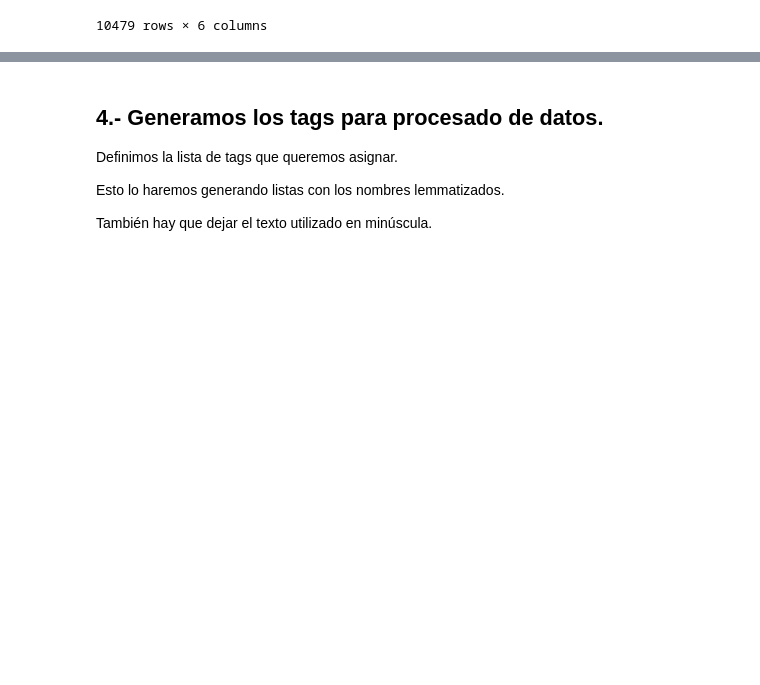
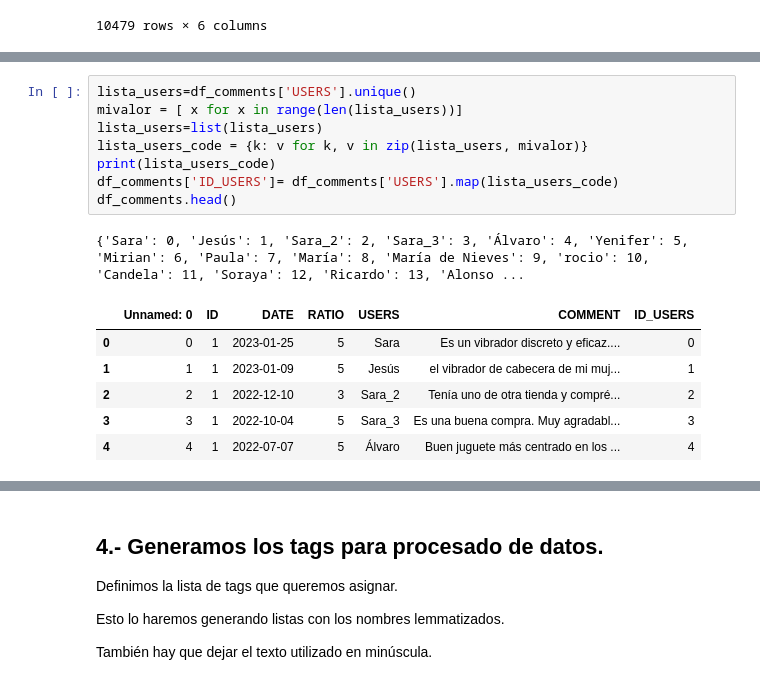
Before and after one commit to 75Engel/Proyecto_tienda_online, a Jupyter notebook: src/Notebook/Engineering.ipynb, the cells around one changed output, grey strips where cells are left out. Saved outputs shown, nothing was run; the diff lists cells and outputs as text; blank space fills up the shorter version.

```diff
--- a/src/Notebook/Engineering.ipynb
+++ b/src/Notebook/Engineering.ipynb
@@ -363,0 +422,16 @@ memory usage: 491.3+ KB
+# %%
+lista_users=df_comments['USERS'].unique()
+mivalor = [ x for x in range(len(lista_users))]
+lista_users=list(lista_users)
+lista_users_code = {k: v for k, v in zip(lista_users, mivalor)}
+print(lista_users_code)
+df_comments['ID_USERS']= df_comments['USERS'].map(lista_users_code)
+df_comments.head()
+# %% [output]
+{'Sara': 0, 'Jesús': 1, 'Sara_2': 2, 'Sara_3': 3, 'Álvaro': 4, 'Yenifer': 5, 'Mirian': 6, 'Paula': 7, 'María': 8, 'María de Nieves': 9, 'rocio': 10, 'Candela': 11, 'Soraya': 12, 'Ricardo': 13, 'Alonso ...
+|  | Unnamed: 0 | ID | DATE | RATIO | USERS | COMMENT | ID_USERS |
+| 0 | 0 | 1 | 2023-01-25 | 5 | Sara | Es un vibrador discreto y eficaz.... | 0 |
+| 1 | 1 | 1 | 2023-01-09 | 5 | Jesús | el vibrador de cabecera de mi muj... | 1 |
+| 2 | 2 | 1 | 2022-12-10 | 3 | Sara_2 | Tenía uno de otra tienda y compré... | 2 |
+| 3 | 3 | 1 | 2022-10-04 | 5 | Sara_3 | Es una buena compra. Muy agradabl... | 3 |
+| 4 | 4 | 1 | 2022-07-07 | 5 | Álvaro | Buen juguete más centrado en los ... | 4 |
```
Also changed, not shown: parts of 14 cells of this notebook, 4 other files.
